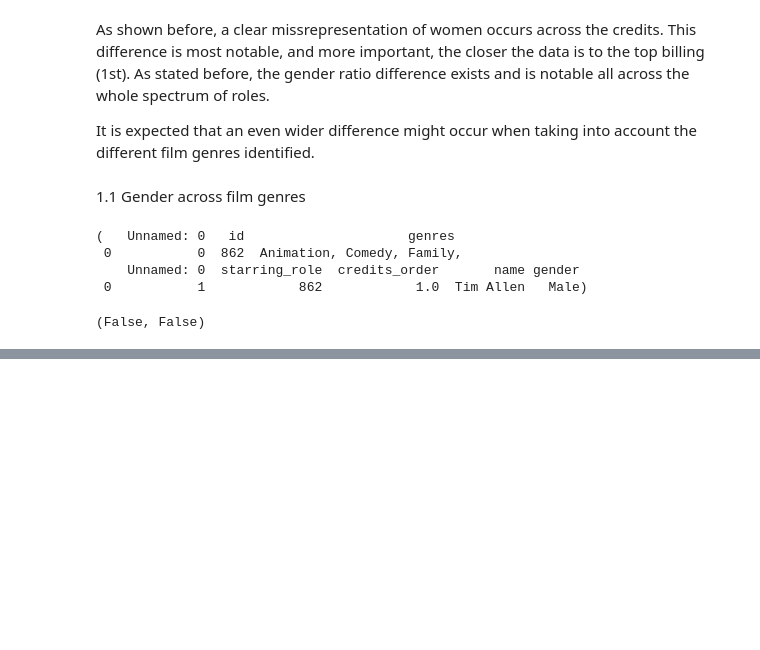
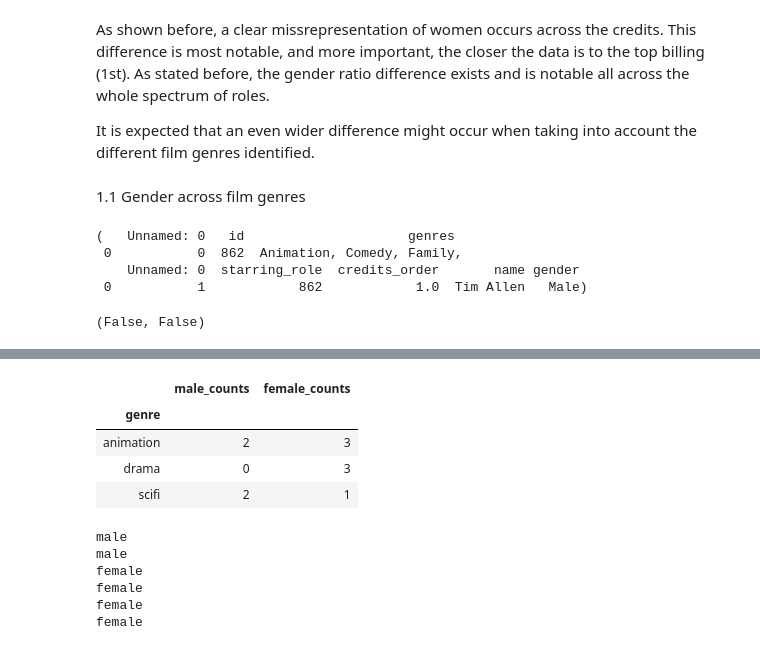
Before and after one commit to Dibmar/DAANMO_Project, a Jupyter notebook: Projects/DAANMO/cross-indexing.ipynb, the cells around one changed output, grey strips where cells are left out. Saved outputs shown, nothing was run; the diff lists cells and outputs as text; code cells hidden in the pictures; blank space fills up the shorter version.

```diff
--- a/Projects/DAANMO/cross-indexing.ipynb
+++ b/Projects/DAANMO/cross-indexing.ipynb
@@ -192,0 +144,43 @@ drama
+# %%
+def mixer (df1, df2, df3):
+    df4 =pd.merge(df1, df2, on='id', how='right')
+
+    genre_2 = []
+    gender_2 = []
+
+    for e in range(len(df4.index)):
+        gend = df4.loc[e,'gender']
+        gen = df4.loc[e,'genre']
+        if type(gen) == list:
+            for n in gen:
+                genre_2.append(n)
+                gender_2.append(gend)
+        else:
+            genre_2.append(gen)
+            gender_2.append(gend)
+    df5 = pd.DataFrame({'genre': genre_2, 'gender': gender_2})
+    df5['male_counts'] = (df5.gender == 'male').astype(np.int_)
+    df5['female_counts'] = (df5.gender == 'female').astype(np.int_)
+    df5 =df5.drop('gender', axis = 1)
+
+    df5 = df5.groupby('genre')['male_counts', 'female_counts'].sum()
+    return df5
+
+
+df5 = mixer( prueba1, prueba2, prueba3)
+df5
+# %% [output]
+|  | male_counts | female_counts |
+| genre |  |  |
+| animation | 2 | 3 |
+| drama | 0 | 3 |
+| scifi | 2 | 1 |
+# %%
+mixer( prueba1, prueba2, prueba3)
+# %% [output]
+male
+male
+female
+female
+female
+female
```
Also changed, not shown: parts of 5 cells of this notebook, 1 other file.
